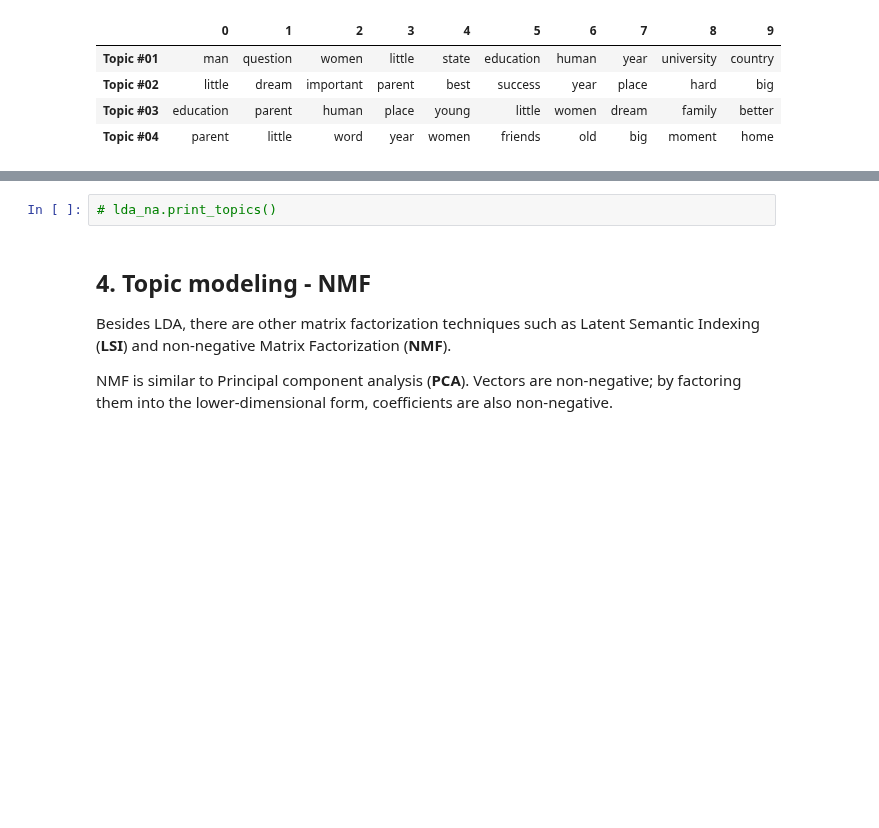
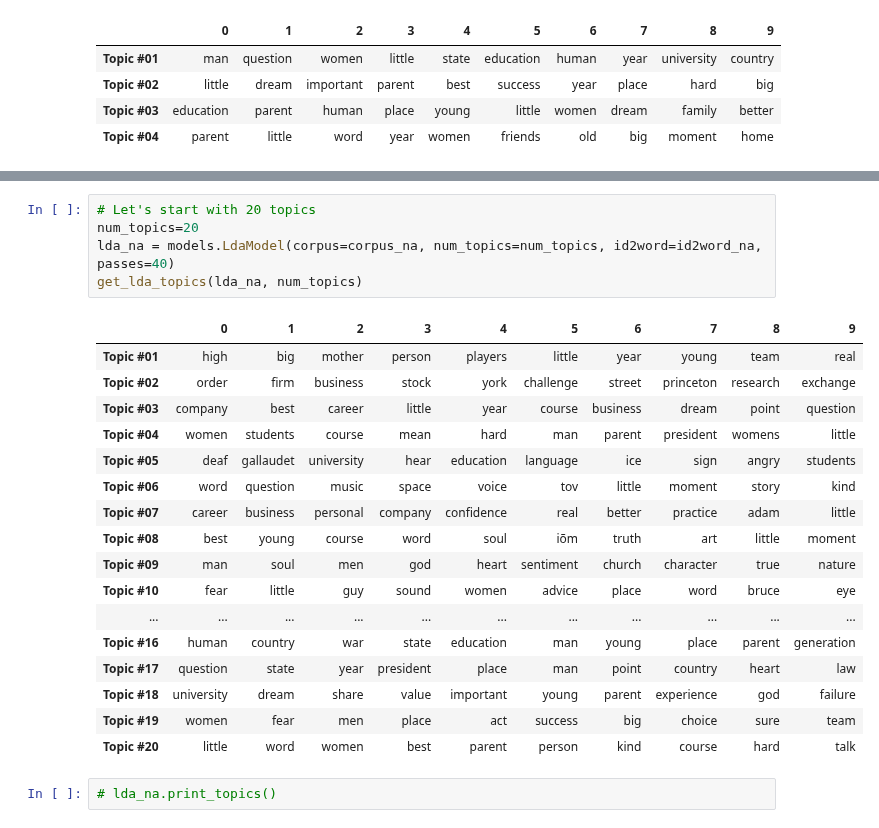
Before and after one commit to katiehuang1221/NLP-Analysis-On-Motivational-Speeches, a Jupyter notebook: notebook/05_topic_modeling_1.ipynb, the cells around one changed output, grey strips where cells are left out. Drawn from its saved outputs; the diff is of its cells as text; blank space fills up the shorter version.

```diff
--- a/notebook/05_topic_modeling.ipynb
+++ b/notebook/05_topic_modeling_1.ipynb
@@ -308,11 +348,28 @@ get_lda_topics(lda_na, num_topics)
 | Topic #08 | women | man | little | science | men | important | wonder | year | best | kind |
 | Topic #09 | women | university | education | parent | state | human | young | men | little | country |
 | Topic #10 | question | success | best | matter | heart | year | business | place | point | answer |
+# %%
+# Let's start with 20 topics
+num_topics=20
+lda_na = models.LdaModel(corpus=corpus_na, num_topics=num_topics, id2word=id2word_na, passes=40)
+get_lda_topics(lda_na, num_topics)
+# %% [output]
+|  | 0 | 1 | 2 | 3 | 4 | 5 | 6 | 7 | 8 | 9 |
+| Topic #01 | high | big | mother | person | players | little | year | young | team | real |
+| Topic #02 | order | firm | business | stock | york | challenge | street | princeton | research | exchange |
+| Topic #03 | company | best | career | little | year | course | business | dream | point | question |
+| Topic #04 | women | students | course | mean | hard | man | parent | president | womens | little |
+| Topic #05 | deaf | gallaudet | university | hear | education | language | ice | sign | angry | students |
+| Topic #06 | word | question | music | space | voice | tov | little | moment | story | kind |
+| Topic #07 | career | business | personal | company | confidence | real | better | practice | adam | little |
+| Topic #08 | best | young | course | word | soul | iõm | truth | art | little | moment |
+| Topic #09 | man | soul | men | god | heart | sentiment | church | character | true | nature |
+| Topic #10 | fear | little | guy | sound | women | advice | place | word | bruce | eye |
+| ... | ... | ... | ... | ... | ... | ... | ... | ... | ... | ... |
+| Topic #16 | human | country | war | state | education | man | young | place | parent | generation |
+| Topic #17 | question | state | year | president | place | man | point | country | heart | law |
+| Topic #18 | university | dream | share | value | important | young | parent | experience | god | failure |
+| Topic #19 | women | fear | men | place | act | success | big | choice | sure | team |
+| Topic #20 | little | word | women | best | parent | person | kind | course | hard | talk |
 # %%
 # lda_na.print_topics()
-# %% [markdown]
-## 4. Topic modeling - NMF
-
-Besides LDA, there are other matrix factorization techniques such as Latent Semantic Indexing (**LSI**) and non-negative Matrix Factorization (**NMF**).
-
-NMF is similar to Principal component analysis (**PCA**). Vectors are non-negative; by factoring them into the lower-dimensional form, coefficients are also non-negative.
```
Also changed, not shown: parts of 3 cells of this notebook.
